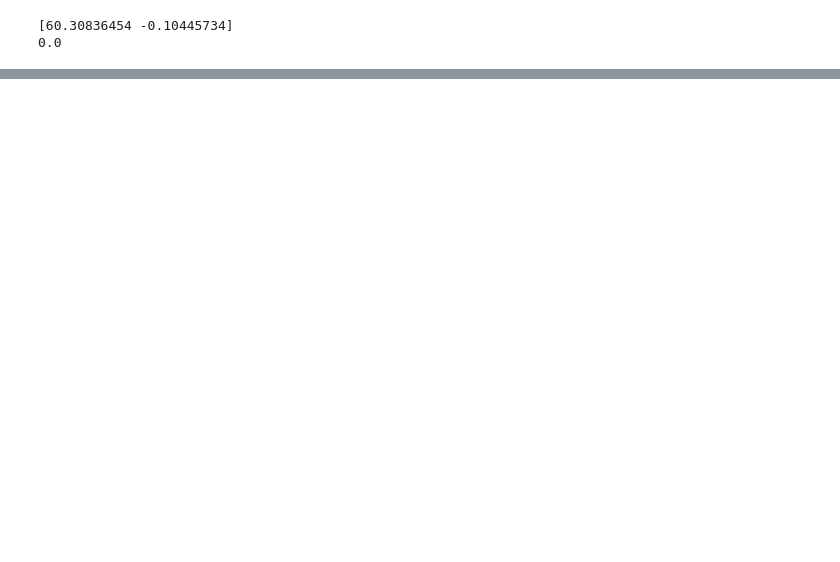
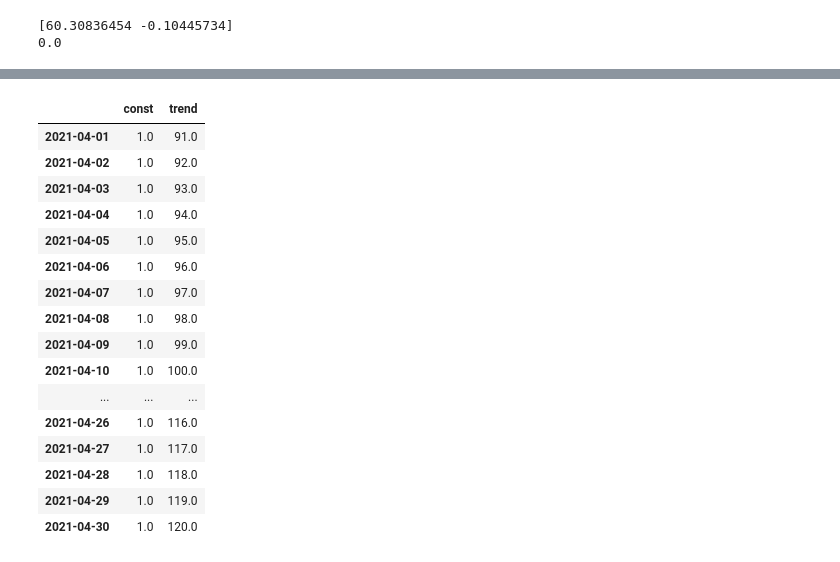
Before and after one commit to PABLOXAVIERMENDEZ/PROYECTO_MLP_PABLO_XAVIER_MENDEZ, a Jupyter notebook: src/model/my_final_model.ipynb, the cells around one changed output, grey strips where cells are left out. Saved outputs shown, nothing was run; the diff lists cells and outputs as text; code cells hidden in the pictures; blank space fills up the shorter version.

```diff
--- a/src/model/my_final_model.ipynb
+++ b/src/model/my_final_model.ipynb
@@ -241,0 +317,20 @@ print(model.intercept_)
+# %%
+X
+# %% [output]
+|  | const | trend |
+| 2021-04-01 | 1.0 | 91.0 |
+| 2021-04-02 | 1.0 | 92.0 |
+| 2021-04-03 | 1.0 | 93.0 |
+| 2021-04-04 | 1.0 | 94.0 |
+| 2021-04-05 | 1.0 | 95.0 |
+| 2021-04-06 | 1.0 | 96.0 |
+| 2021-04-07 | 1.0 | 97.0 |
+| 2021-04-08 | 1.0 | 98.0 |
+| 2021-04-09 | 1.0 | 99.0 |
+| 2021-04-10 | 1.0 | 100.0 |
+| ... | ... | ... |
+| 2021-04-26 | 1.0 | 116.0 |
+| 2021-04-27 | 1.0 | 117.0 |
+| 2021-04-28 | 1.0 | 118.0 |
+| 2021-04-29 | 1.0 | 119.0 |
+| 2021-04-30 | 1.0 | 120.0 |
```
Also changed, not shown: parts of 10 cells of this notebook.
